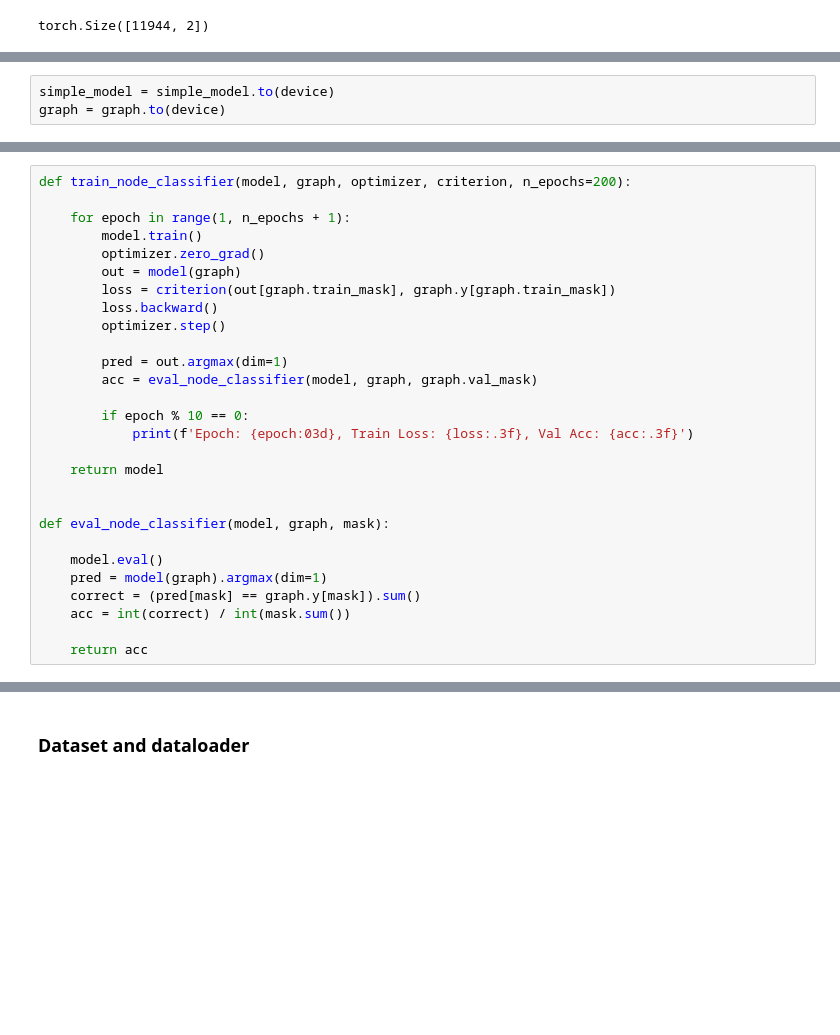
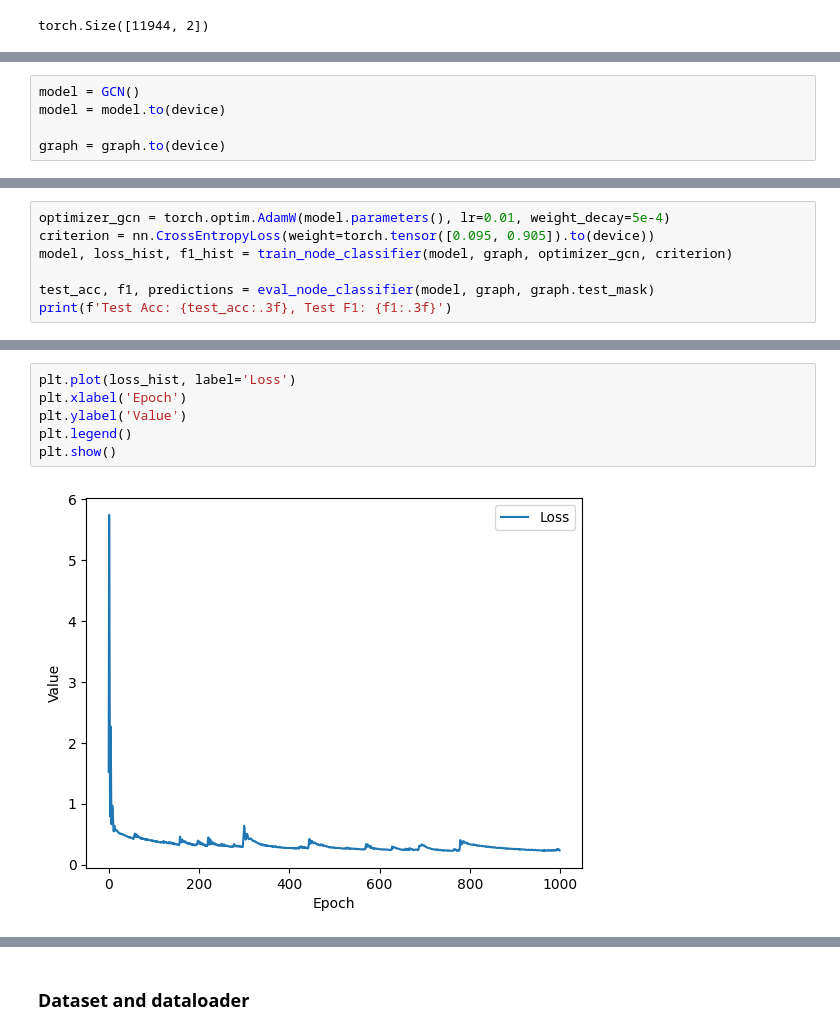
Before and after one commit to joanlafuente/SAE, a Jupyter notebook: Test_PyG.ipynb, the cells around one changed output, grey strips where cells are left out. Cells and saved outputs as stored; diff of their text form; blank space fills up the shorter version.

```diff
--- a/Test_PyG.ipynb
+++ b/Test_PyG.ipynb
@@ -84,3 +315,5 @@ Device: cuda
 # %%
-simple_model = simple_model.to(device)
+model = GCN()
+model = model.to(device)
+
 graph = graph.to(device)
@@ -91,28 +320,7 @@ torch.Size([11944, 2])
-# %%
-def train_node_classifier(model, graph, optimizer, criterion, n_epochs=200):
-
-    for epoch in range(1, n_epochs + 1):
-        model.train()
-        optimizer.zero_grad()
-        out = model(graph)
-        loss = criterion(out[graph.train_mask], graph.y[graph.train_mask])
-        loss.backward()
-        optimizer.step()
-
-        pred = out.argmax(dim=1)
-        acc = eval_node_classifier(model, graph, graph.val_mask)
-
-        if epoch % 10 == 0:
-            print(f'Epoch: {epoch:03d}, Train Loss: {loss:.3f}, Val Acc: {acc:.3f}')
-
-    return model
-
-
-def eval_node_classifier(model, graph, mask):
-
-    model.eval()
-    pred = model(graph).argmax(dim=1)
-    correct = (pred[mask] == graph.y[mask]).sum()
-    acc = int(correct) / int(mask.sum())
-
-    return acc
+# %%
+optimizer_gcn = torch.optim.AdamW(model.parameters(), lr=0.01, weight_decay=5e-4)
+criterion = nn.CrossEntropyLoss(weight=torch.tensor([0.095, 0.905]).to(device))
+model, loss_hist, f1_hist = train_node_classifier(model, graph, optimizer_gcn, criterion)
+
+test_acc, f1, predictions = eval_node_classifier(model, graph, graph.test_mask)
+print(f'Test Acc: {test_acc:.3f}, Test F1: {f1:.3f}')
@@ -118,0 +341,8 @@ def eval_node_classifier(model, graph, mask):
+# %%
+plt.plot(loss_hist, label='Loss')
+plt.xlabel('Epoch')
+plt.ylabel('Value')
+plt.legend()
+plt.show()
+# %% [output]
+[figure, added]
```
Also changed, not shown: parts of 60 cells of this notebook, 2 other files.
